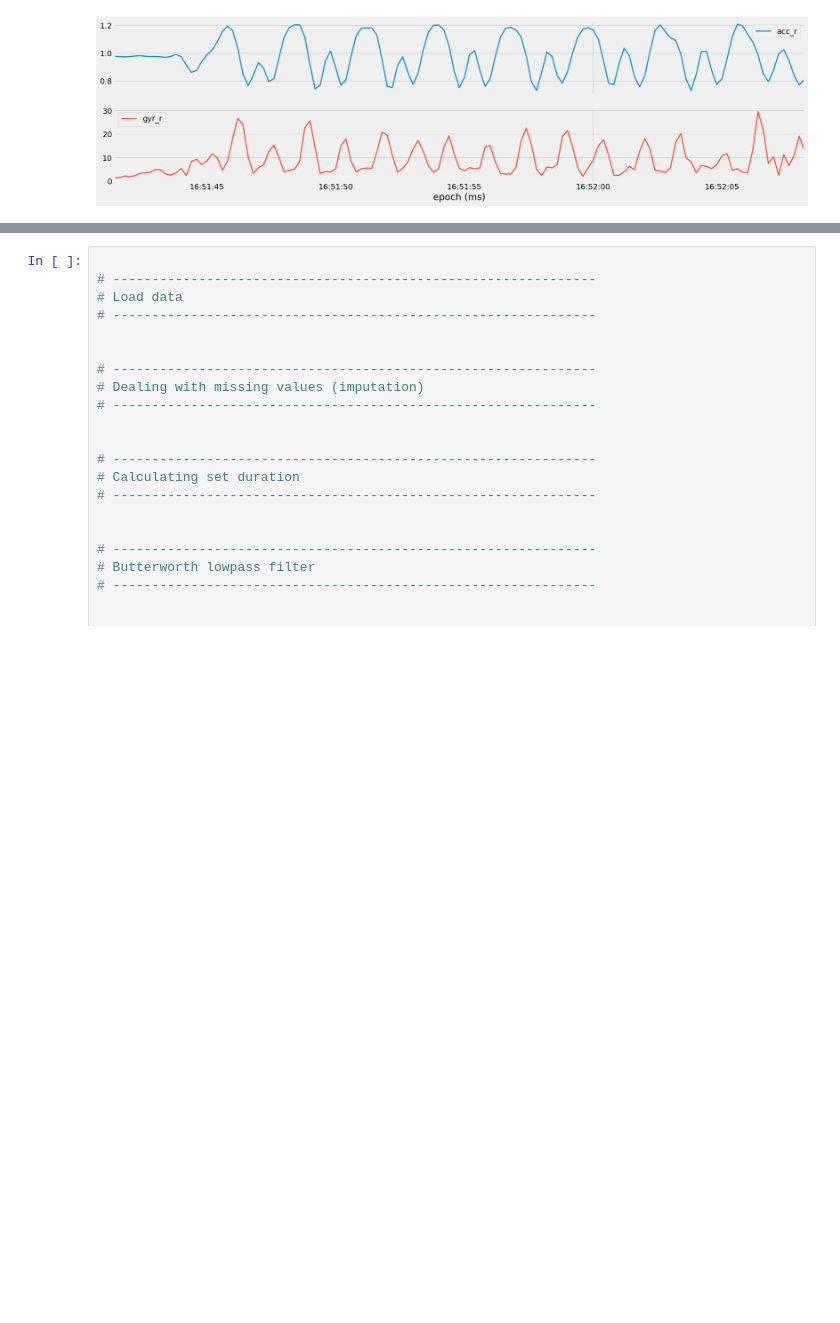
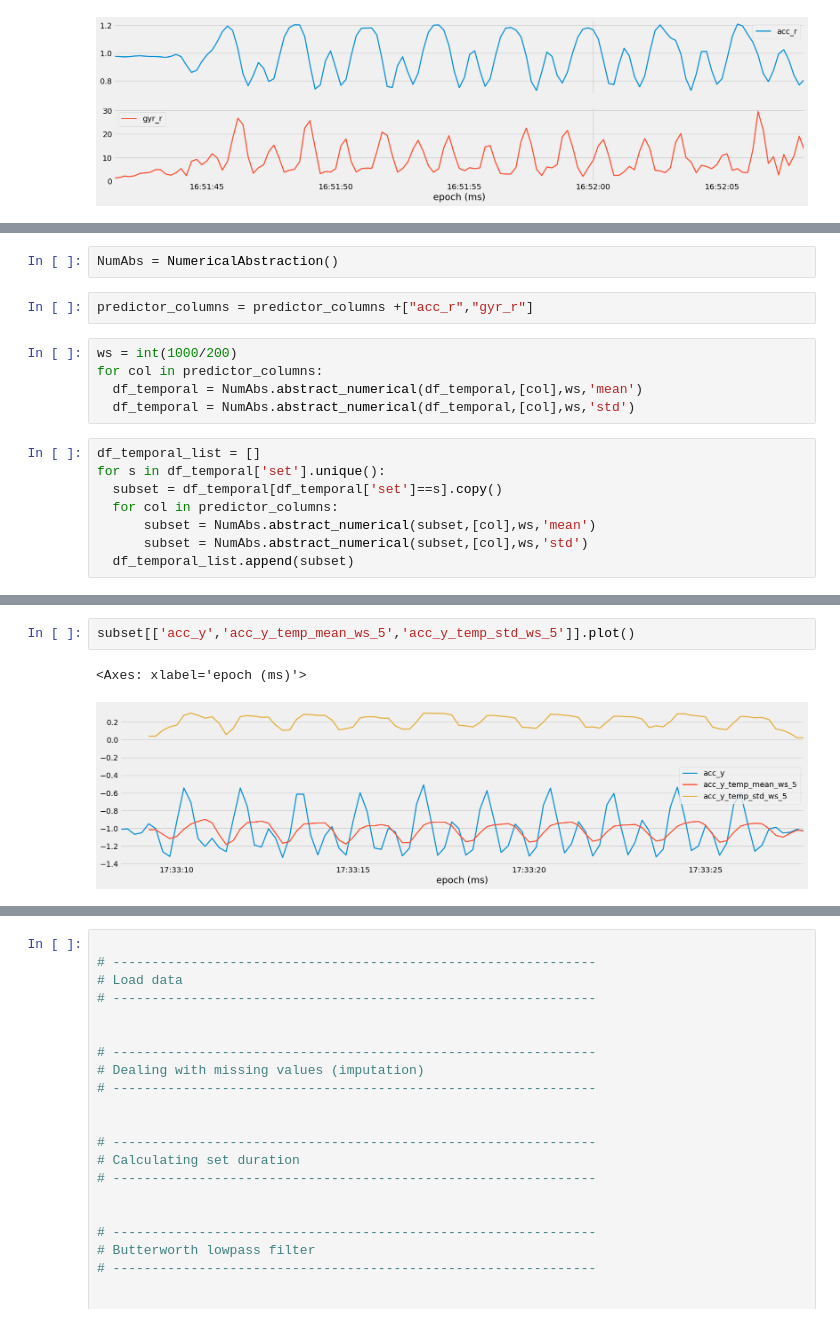
Before and after one commit to surajjorwar/FitnessTracker, a Jupyter notebook: Low_pass_Filter_&_Principal_Component_Analysis.ipynb, the cells around one changed output, grey strips where cells are left out. Saved outputs shown, nothing was run; the diff lists cells and outputs as text; blank space fills up the shorter version.

```diff
--- a/Low_pass_Filter_&_Principal_Component_Analysis.ipynb
+++ b/Low_pass_Filter_&_Principal_Component_Analysis.ipynb
@@ -166,0 +199,17 @@ array([<Axes: xlabel='epoch (ms)'>, <Axes: xlabel='epoch (ms)'>],
+# %%
+NumAbs = NumericalAbstraction()
+# %%
+predictor_columns = predictor_columns +["acc_r","gyr_r"]
+# %%
+ws = int(1000/200)
+for col in predictor_columns:
+  df_temporal = NumAbs.abstract_numerical(df_temporal,[col],ws,'mean')
+  df_temporal = NumAbs.abstract_numerical(df_temporal,[col],ws,'std')
+# %%
+df_temporal_list = []
+for s in df_temporal['set'].unique():
+  subset = df_temporal[df_temporal['set']==s].copy()
+  for col in predictor_columns:
+      subset = NumAbs.abstract_numerical(subset,[col],ws,'mean')
+      subset = NumAbs.abstract_numerical(subset,[col],ws,'std')
+  df_temporal_list.append(subset)
@@ -166,0 +238,5 @@ array([<Axes: xlabel='epoch (ms)'>, <Axes: xlabel='epoch (ms)'>],
+# %%
+subset[['acc_y','acc_y_temp_mean_ws_5','acc_y_temp_std_ws_5']].plot()
+# %% [output]
+<Axes: xlabel='epoch (ms)'>
+[figure, added]
```
Also changed, not shown: parts of 18 cells of this notebook.
